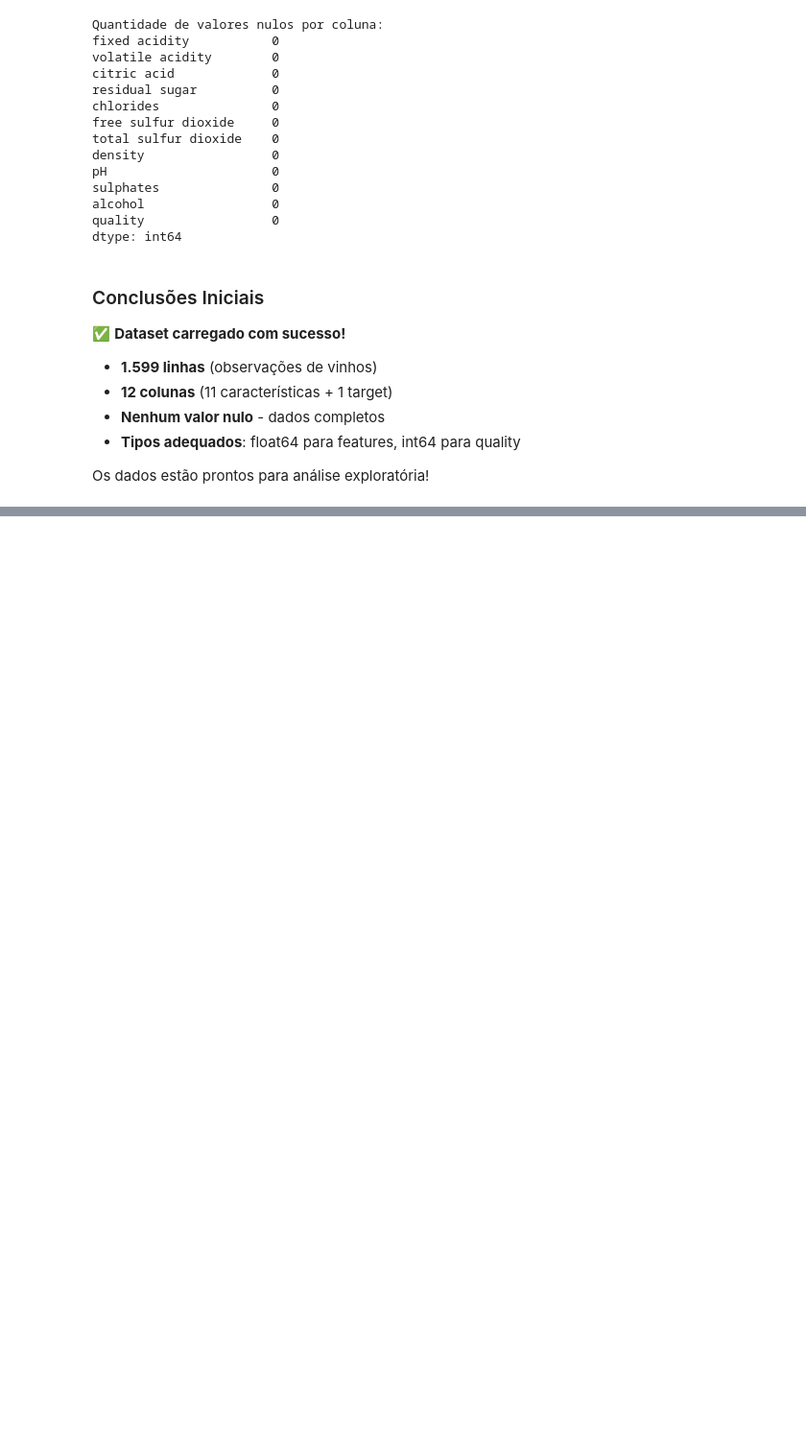
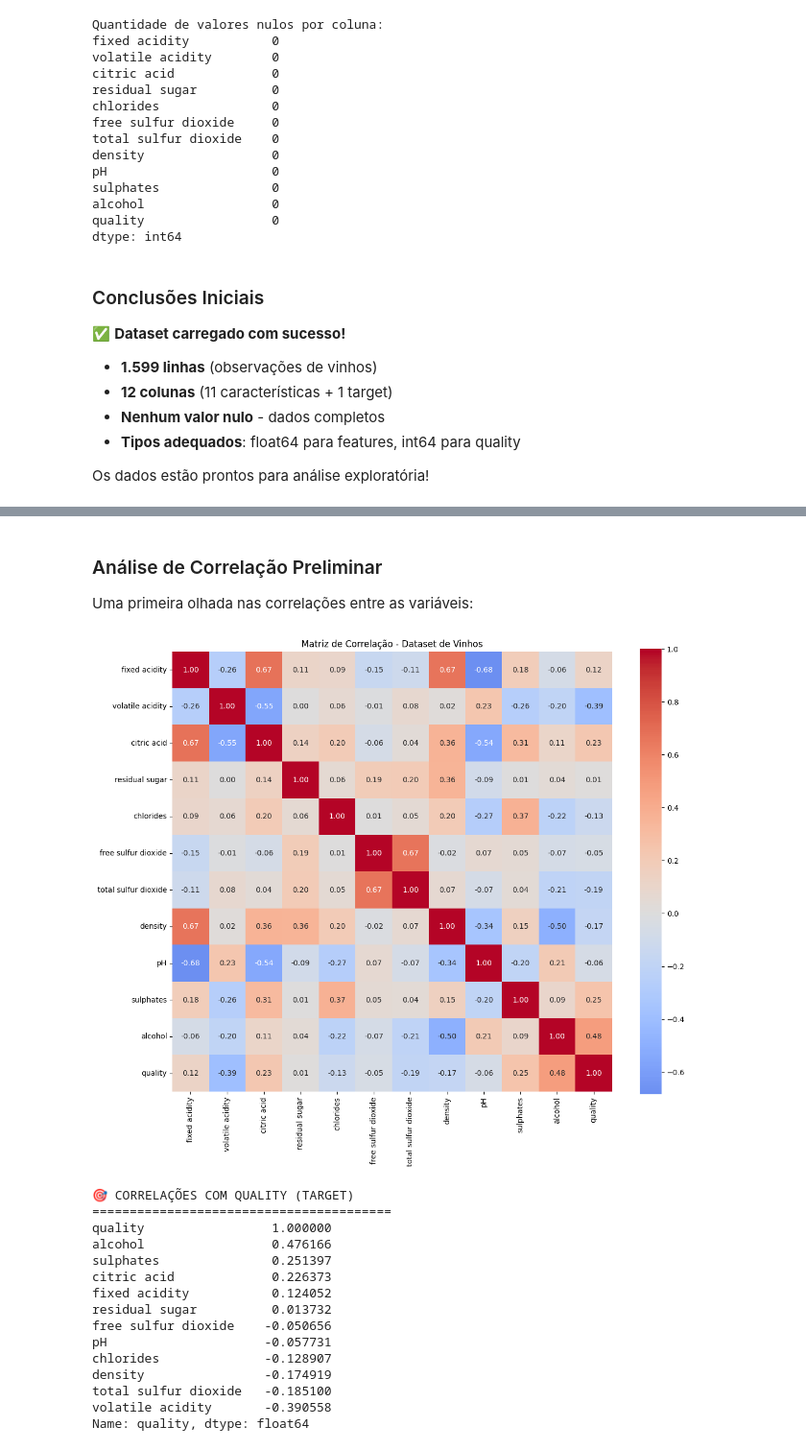
Before and after one commit to Guilherme0202PM/wine-data-science-case, a Jupyter notebook: Case_vinhos.ipynb, the cells around one changed output, grey strips where cells are left out. Shown at 96% size. Cells and saved outputs as stored; diff of their text form; code cells hidden in the pictures; blank space fills up the shorter version.

```diff
--- a/Case_vinhos.ipynb
+++ b/Case_vinhos.ipynb
@@ -167,0 +372,42 @@ Os dados estão prontos para análise exploratória!
+# %% [markdown]
+### Análise de Correlação Preliminar
+
+Uma primeira olhada nas correlações entre as variáveis:
+# %%
+# Matriz de correlação
+correlation_matrix = df.corr()
+
+# Visualização da matriz de correlação
+plt.figure(figsize=(12, 10))
+sns.heatmap(correlation_matrix,
+            annot=True,
+            cmap='coolwarm',
+            center=0,
+            square=True,
+            fmt='.2f')
+plt.title('Matriz de Correlação - Dataset de Vinhos')
+plt.tight_layout()
+plt.show()
+
+# Correlações com a variável quality
+print("\n🎯 CORRELAÇÕES COM QUALITY (TARGET)")
+print("="*40)
+quality_correlations = correlation_matrix['quality'].sort_values(ascending=False)
+print(quality_correlations)
+# %% [output]
+[figure, added]
+🎯 CORRELAÇÕES COM QUALITY (TARGET)
+========================================
+quality                 1.000000
+alcohol                 0.476166
+sulphates               0.251397
+citric acid             0.226373
+fixed acidity           0.124052
+residual sugar          0.013732
+free sulfur dioxide    -0.050656
+pH                     -0.057731
+chlorides              -0.128907
+density                -0.174919
+total sulfur dioxide   -0.185100
+volatile acidity       -0.390558
+Name: quality, dtype: float64
```
Also changed, not shown: parts of 10 cells of this notebook.
